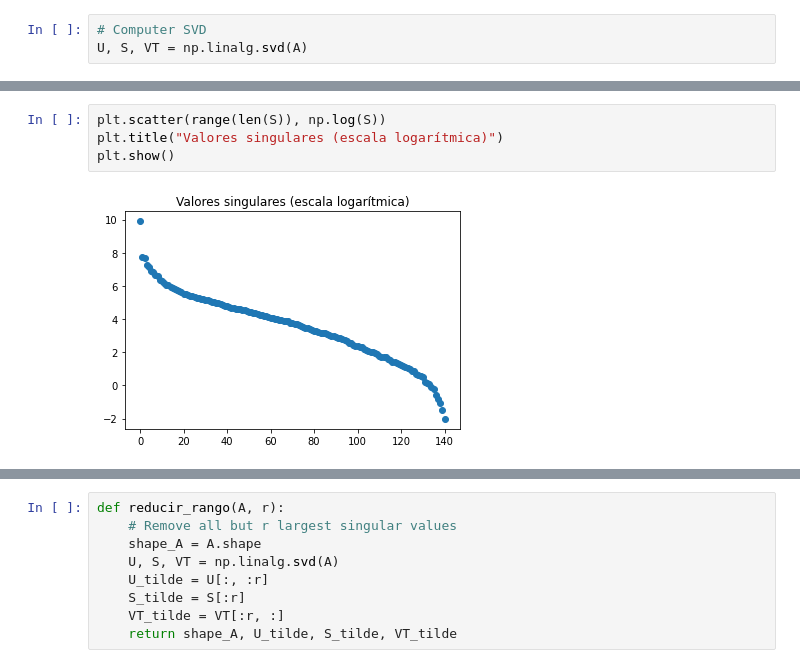
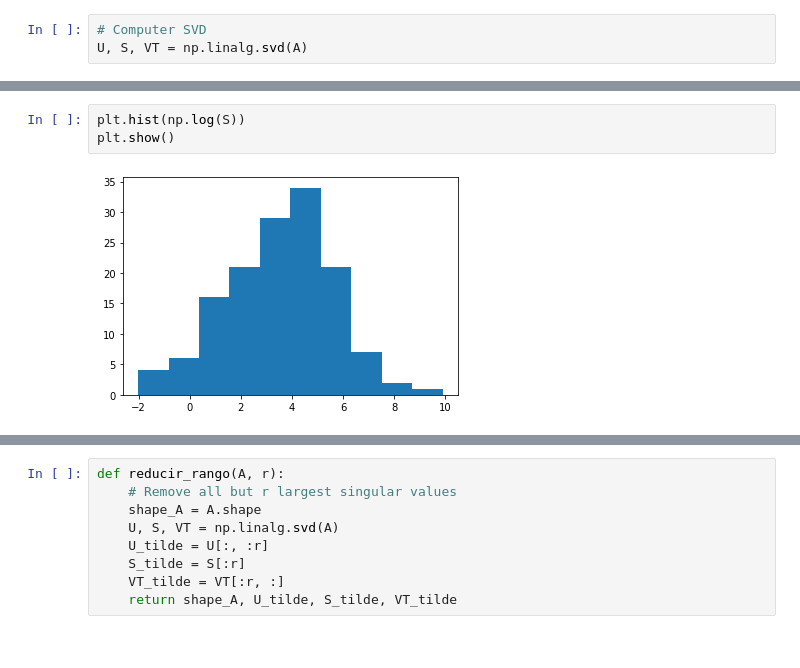
Before and after one commit to LecJackS/Algebra-Lineal-Computacional-2023-2-C, a Jupyter notebook: Guias de Ejercicios/Practica 5 - Matrices Hermitianas y Valores Singulares/Compresion de Imagenes.ipynb, the cells around one changed output, grey strips where cells are left out. Cells and saved outputs as stored; diff of their text form.

```diff
--- a/Guias de Ejercicios/Practica 5 - Matrices Hermitianas y Valores Singulares/Compresion de Imagenes.ipynb
+++ b/Guias de Ejercicios/Practica 5 - Matrices Hermitianas y Valores Singulares/Compresion de Imagenes.ipynb
@@ -40,9 +57,8 @@ plt.show()
 # %%
-plt.scatter(range(len(S)), np.log(S))
-plt.title("Valores singulares (escala logarítmica)")
+plt.hist(np.log(S))
 plt.show()
 # %% [output]
-[figure, old version]
+[figure, new version]
 # %% [markdown]
 ![image.png](img/ej20.png)
 # %%
```
Also changed, not shown: parts of 3 cells of this notebook, 5 other files.
